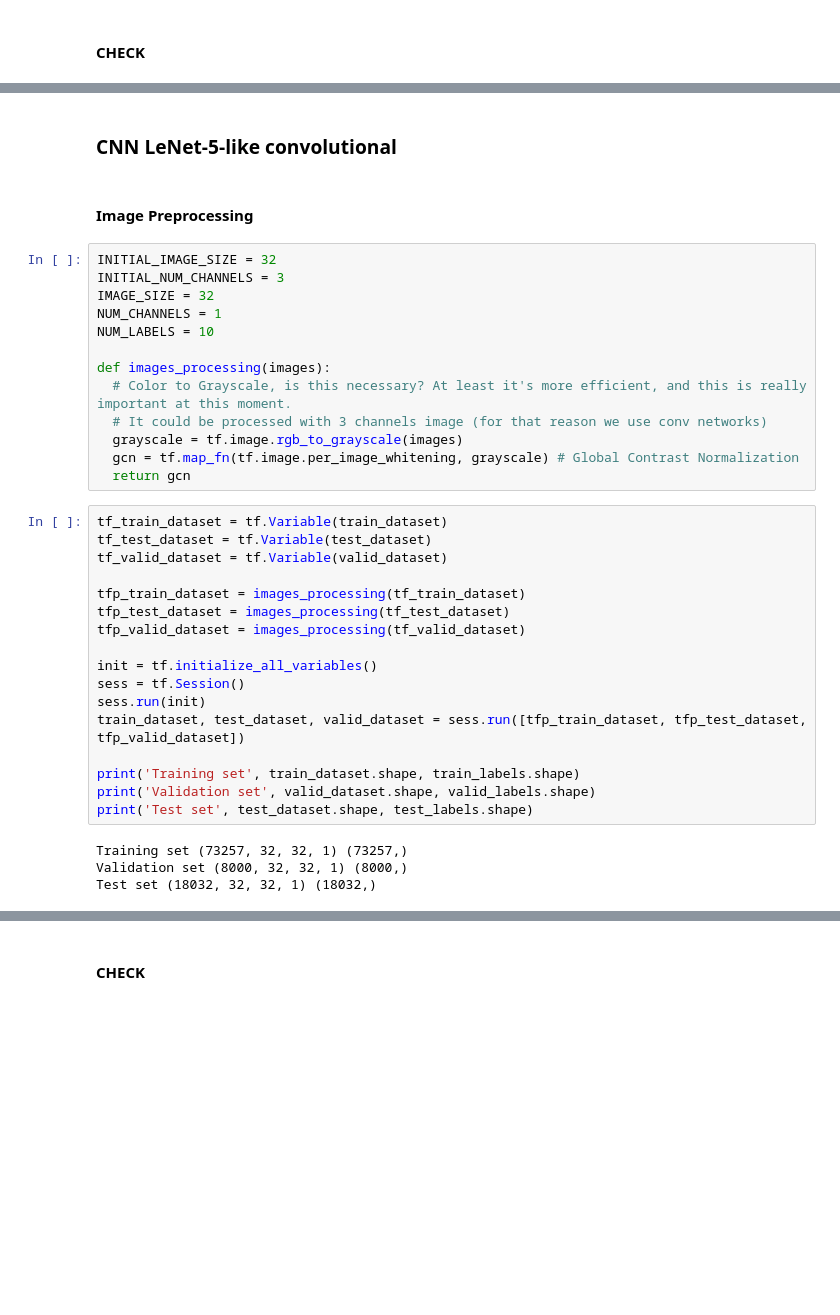
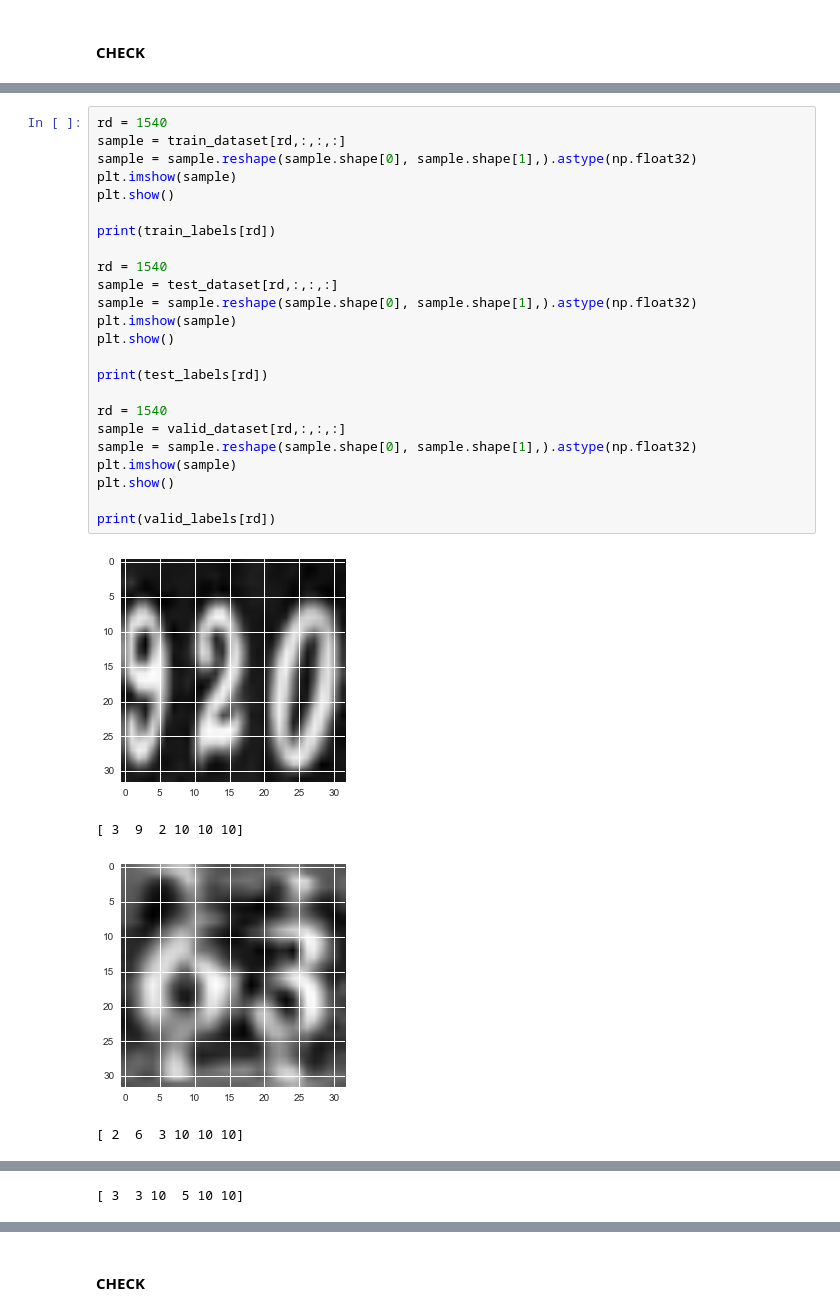
Before and after one commit to archelogos/sequence-detector, a Jupyter notebook: project/notebooks/5_sequence_SVHN_temp.ipynb, the cells around one changed output, grey strips where cells are left out. Drawn from its saved outputs; the diff is of its cells as text; blank space fills up the shorter version.

```diff
--- a/project/notebooks/5_sequence_SVHN_temp.ipynb
+++ b/project/notebooks/5_sequence_SVHN_temp.ipynb
@@ -356,38 +362,29 @@ print(train_labels[rd])
-# %% [markdown]
-### CNN LeNet-5-like convolutional
-# %% [markdown]
-#### Image Preprocessing
-# %%
-INITIAL_IMAGE_SIZE = 32
-INITIAL_NUM_CHANNELS = 3
-IMAGE_SIZE = 32
-NUM_CHANNELS = 1
-NUM_LABELS = 10
-
-def images_processing(images):
-  # Color to Grayscale, is this necessary? At least it's more efficient, and this is really important at this moment.
-  # It could be processed with 3 channels image (for that reason we use conv networks)
-  grayscale = tf.image.rgb_to_grayscale(images)
-  gcn = tf.map_fn(tf.image.per_image_whitening, grayscale) # Global Contrast Normalization
-  return gcn
-# %%
-tf_train_dataset = tf.Variable(train_dataset)
-tf_test_dataset = tf.Variable(test_dataset)
-tf_valid_dataset = tf.Variable(valid_dataset)
-
-tfp_train_dataset = images_processing(tf_train_dataset)
-tfp_test_dataset = images_processing(tf_test_dataset)
-tfp_valid_dataset = images_processing(tf_valid_dataset)
-
-init = tf.initialize_all_variables()
-sess = tf.Session()
-sess.run(init)
-train_dataset, test_dataset, valid_dataset = sess.run([tfp_train_dataset, tfp_test_dataset, tfp_valid_dataset])
-
-print('Training set', train_dataset.shape, train_labels.shape)
-print('Validation set', valid_dataset.shape, valid_labels.shape)
-print('Test set', test_dataset.shape, test_labels.shape)
-# %% [output]
-Training set (73257, 32, 32, 1) (73257,)
-Validation set (8000, 32, 32, 1) (8000,)
-Test set (18032, 32, 32, 1) (18032,)
+# %%
+rd = 1540
+sample = train_dataset[rd,:,:,:]
+sample = sample.reshape(sample.shape[0], sample.shape[1],).astype(np.float32)
+plt.imshow(sample)
+plt.show()
+
+print(train_labels[rd])
+
+rd = 1540
+sample = test_dataset[rd,:,:,:]
+sample = sample.reshape(sample.shape[0], sample.shape[1],).astype(np.float32)
+plt.imshow(sample)
+plt.show()
+
+print(test_labels[rd])
+
+rd = 1540
+sample = valid_dataset[rd,:,:,:]
+sample = sample.reshape(sample.shape[0], sample.shape[1],).astype(np.float32)
+plt.imshow(sample)
+plt.show()
+
+print(valid_labels[rd])
+# %% [output]
+[figure, added]
+[ 3  9  2 10 10 10]
+[figure, added]
+[ 2  6  3 10 10 10]
@@ -393,0 +392 @@ Test set (18032, 32, 32, 1) (18032,)
+[ 3  3 10  5 10 10]
```
Also changed, not shown: parts of 54 cells of this notebook, 2 other files.
